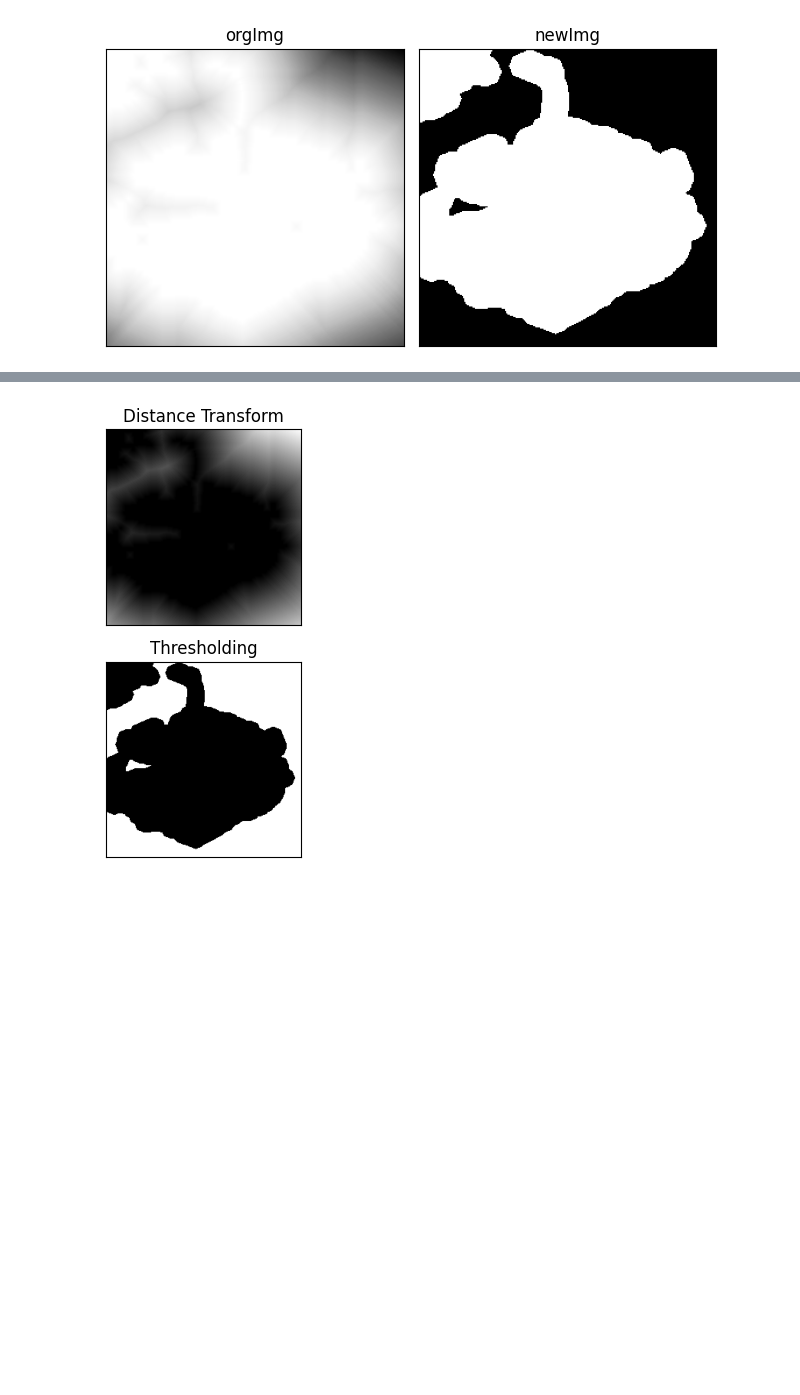
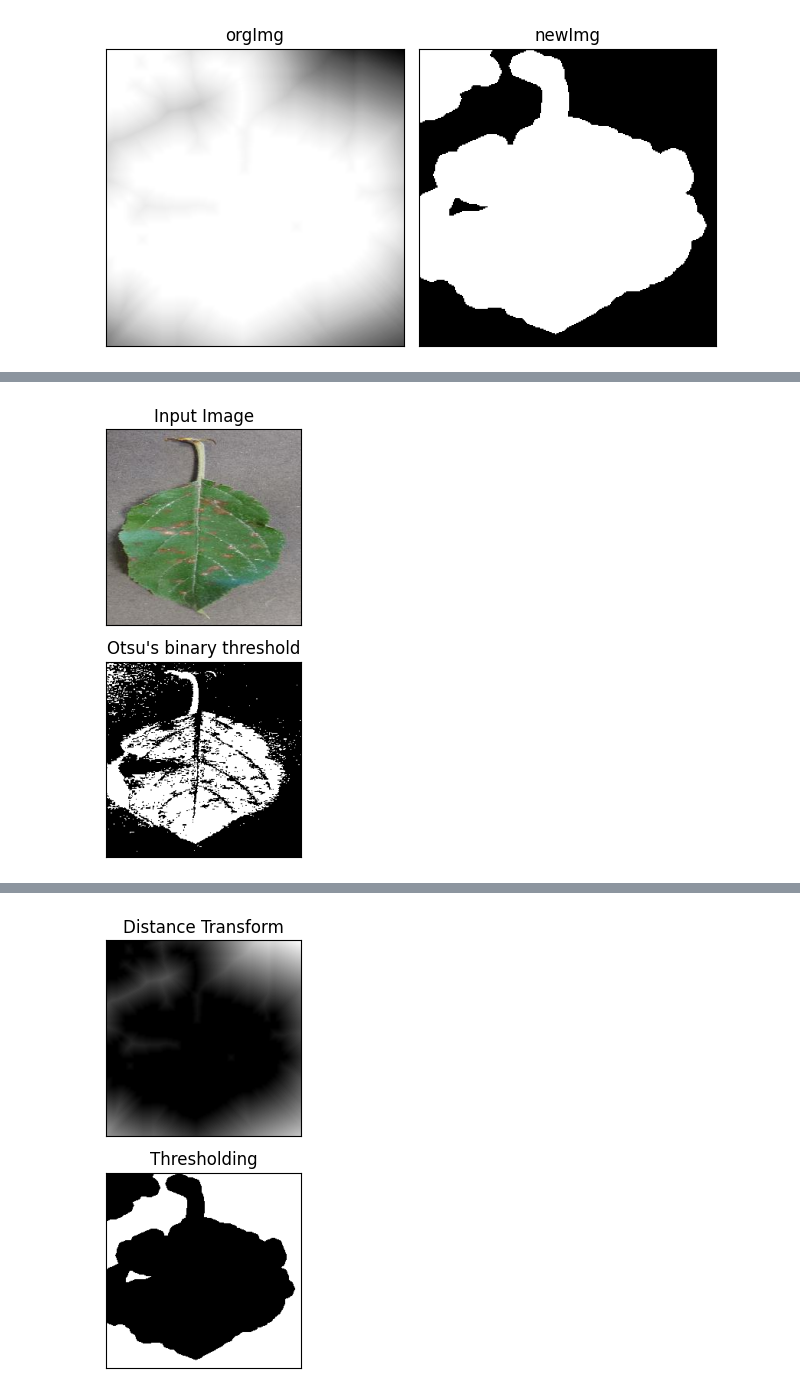
Before and after one commit to ugly-custard/GIS-farm-planner, a Jupyter notebook: server/leaf_segmentation.ipynb, the cells around one changed output, grey strips where cells are left out. Cells and saved outputs as stored; diff of their text form; code cells hidden in the pictures; blank space fills up the shorter version.

```diff
--- a/server/leaf_segmentation.ipynb
+++ b/server/leaf_segmentation.ipynb
@@ -87,21 +101,25 @@ ret, sure_fg = cv2.threshold(dist_transform,0.1*dist_transform.max(),255,0)
 sure_fg = np.uint8(sure_fg)
 unknown = cv2.subtract(sure_bg, sure_fg)
 # %%
+rgb_img = cv2.cvtColor(img, cv2.COLOR_BGR2RGB)
+
 # Marker labelling
 ret, markers = cv2.connectedComponents(sure_fg)
 # Add one to all labels so that sure background is not 0, but 1
 markers = markers+1
 # Now, mark the region of unknown with zero
 markers[unknown==255] = 0
 markers = cv2.watershed(img,markers)
 img[markers == -1] = [255,0,0]
 plt.subplot(211),plt.imshow(rgb_img)
 plt.title('Input Image'), plt.xticks([]), plt.yticks([])
 plt.subplot(212),plt.imshow(thresh, 'gray')
 plt.imsave(r'thresh.png',thresh)
 plt.title("Otsu's binary threshold"), plt.xticks([]), plt.yticks([])
 plt.tight_layout()
 plt.show()
+# %% [output]
+[figure, added]
 # %%
 gray = cv2.cvtColor(img, cv2.COLOR_BGR2GRAY)
 ret, thresh = cv2.threshold(gray, 0, 255, cv2.THRESH_BINARY_INV+cv2.THRESH_OTSU)
```
Also changed, not shown: parts of 6 cells of this notebook, 1 other file.
